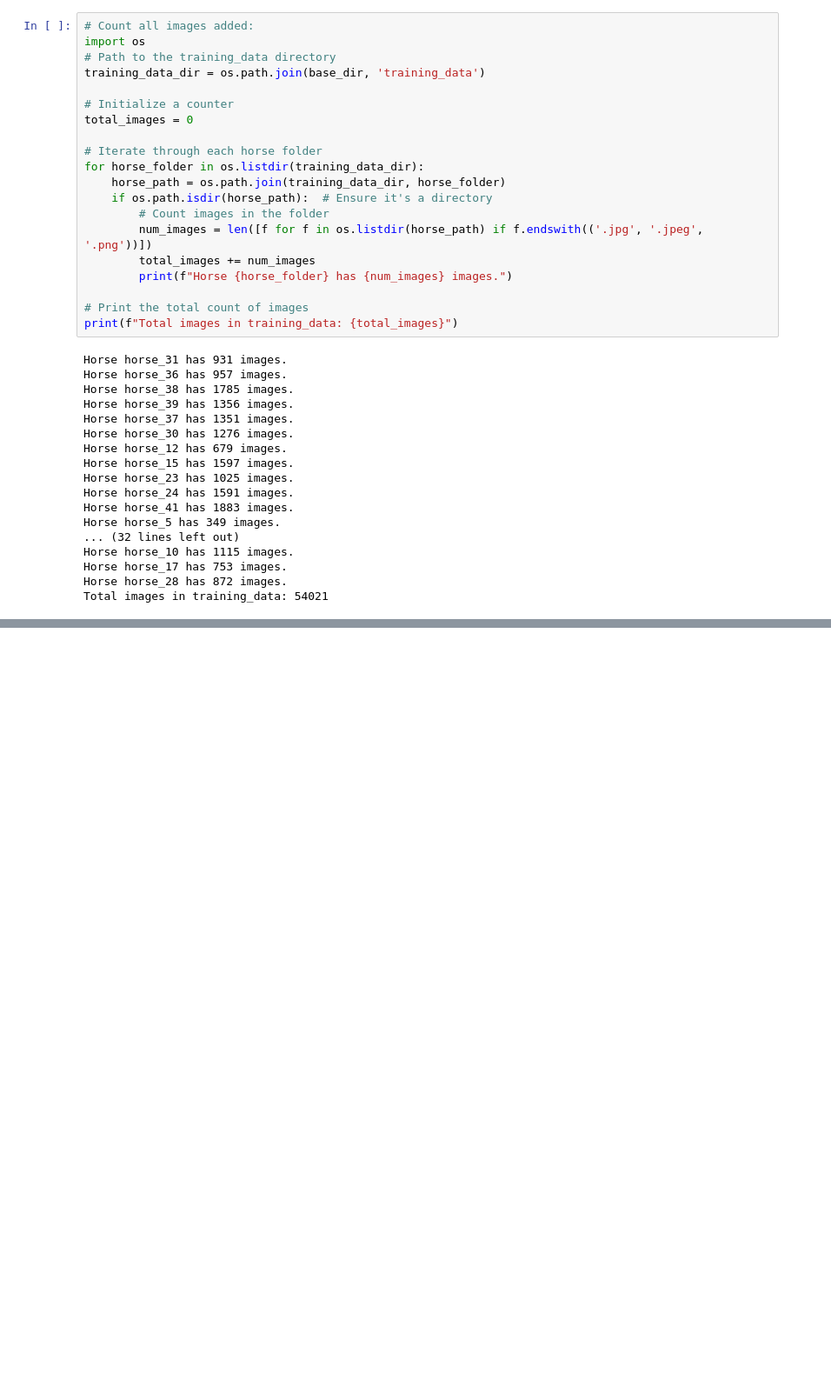
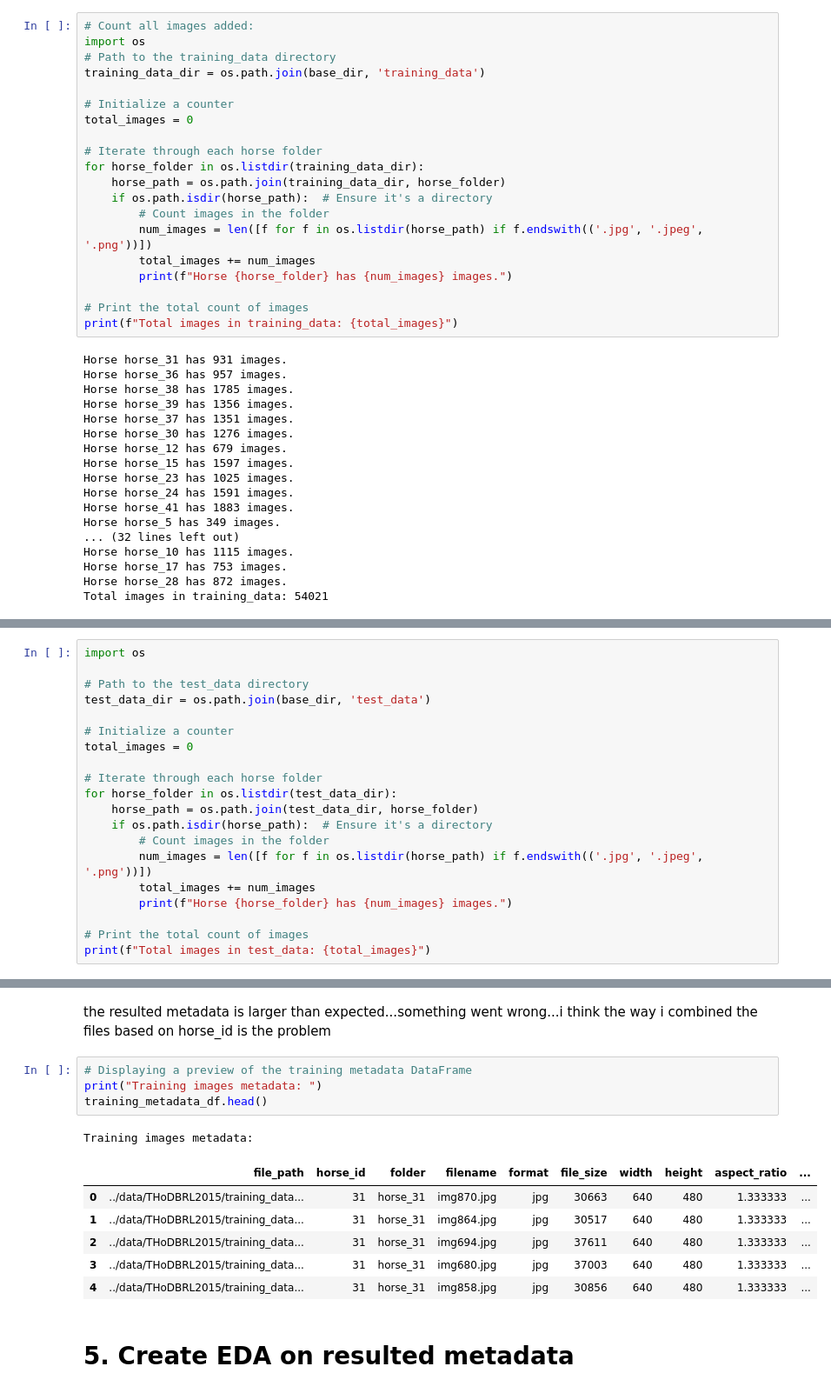
Before and after one commit to hiphof/HorseFace, a Jupyter notebook: scripts/descriptiveAnalysis 3.ipynb, the cells around one changed output, grey strips where cells are left out. Shown at 87% size. Drawn from its saved outputs; the diff is of its cells as text; blank space fills up the shorter version.

```diff
--- a/scripts/descriptiveAnalysis 3.ipynb
+++ b/scripts/descriptiveAnalysis 3.ipynb
@@ -803,0 +901,20 @@ Total images in training_data: 54021
+# %%
+import os
+
+# Path to the test_data directory
+test_data_dir = os.path.join(base_dir, 'test_data')
+
+# Initialize a counter
+total_images = 0
+
+# Iterate through each horse folder
+for horse_folder in os.listdir(test_data_dir):
+    horse_path = os.path.join(test_data_dir, horse_folder)
+    if os.path.isdir(horse_path):  # Ensure it's a directory
+        # Count images in the folder
+        num_images = len([f for f in os.listdir(horse_path) if f.endswith(('.jpg', '.jpeg', '.png'))])
+        total_images += num_images
+        print(f"Horse {horse_folder} has {num_images} images.")
+
+# Print the total count of images
+print(f"Total images in test_data: {total_images}")
@@ -804 +1078,19 @@ Total images in training_data: 54021
+# %% [markdown]
+the resulted metadata is larger than expected...something went wrong...i think the way i combined the files based on horse_id is the problem
+# %%
+# Displaying a preview of the training metadata DataFrame
+print("Training images metadata: ")
+training_metadata_df.head()
+# %% [output]
+Training images metadata:
+|  | file_path | horse_id | folder | filename | format | file_size | width | height | aspect_ratio | ... |
+| 0 | ../data/THoDBRL2015/training_data... | 31 | horse_31 | img870.jpg | jpg | 30663 | 640 | 480 | 1.333333 | ... |
+| 1 | ../data/THoDBRL2015/training_data... | 31 | horse_31 | img864.jpg | jpg | 30517 | 640 | 480 | 1.333333 | ... |
+| 2 | ../data/THoDBRL2015/training_data... | 31 | horse_31 | img694.jpg | jpg | 37611 | 640 | 480 | 1.333333 | ... |
+| 3 | ../data/THoDBRL2015/training_data... | 31 | horse_31 | img680.jpg | jpg | 37003 | 640 | 480 | 1.333333 | ... |
+| 4 | ../data/THoDBRL2015/training_data... | 31 | horse_31 | img858.jpg | jpg | 30856 | 640 | 480 | 1.333333 | ... |
+# %% [markdown]
+</br>
+
+# 5. Create EDA on resulted metadata
 # %% [markdown]
```
Also changed, not shown: parts of 16 cells of this notebook, 40 other files.
